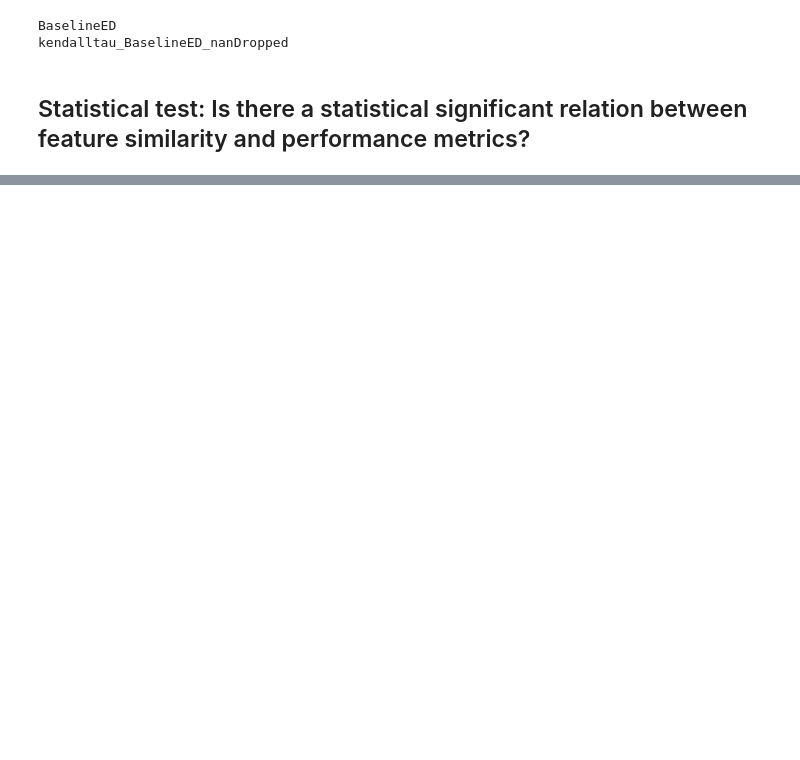
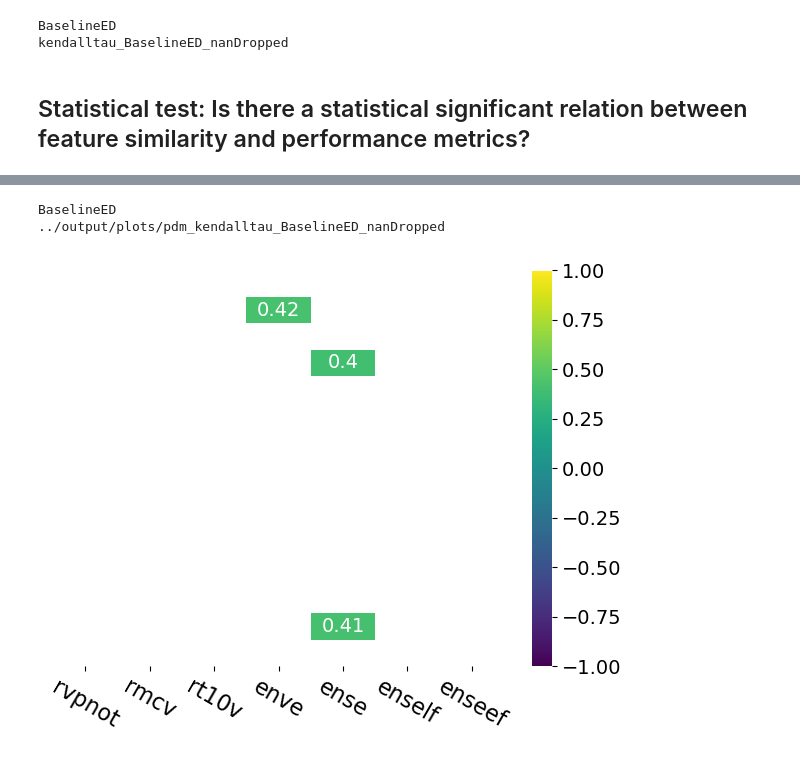
Before and after one commit to lmu-dbs/gedi, a Jupyter notebook: notebooks/gedi_figs7and8_benchmarking_statisticalTests.ipynb, the cells around one changed output, grey strips where cells are left out. Saved outputs shown, nothing was run; the diff lists cells and outputs as text; code cells hidden in the pictures; blank space fills up the shorter version.

```diff
--- a/notebooks/gedi_figs7and8_benchmarking_statisticalTests.ipynb
+++ b/notebooks/gedi_figs7and8_benchmarking_statisticalTests.ipynb
@@ -183,0 +188,6 @@ BaselineED
+# %%
+plot_stat_test(masked_results, DATA_SOURCE+"_feat", DATA_SOURCE+"_bench", TEST, IMPUTE, ylabels=False)
+# %% [output]
+BaselineED
+../output/plots/pdm_kendalltau_BaselineED_nanDropped
+[figure, added]
```
Also changed, not shown: parts of 3 cells of this notebook, 2 other files.
